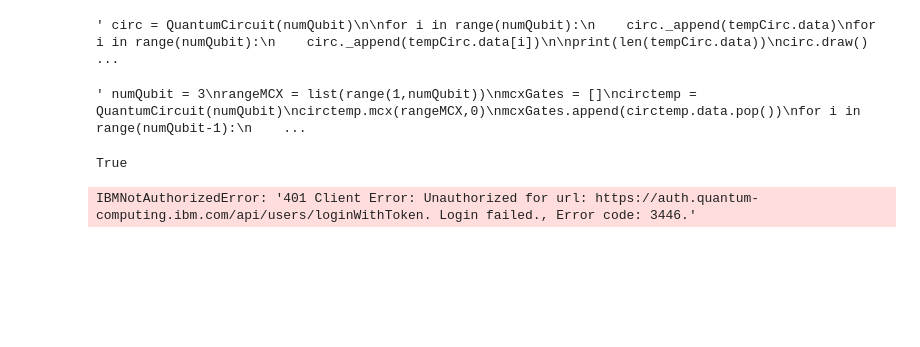
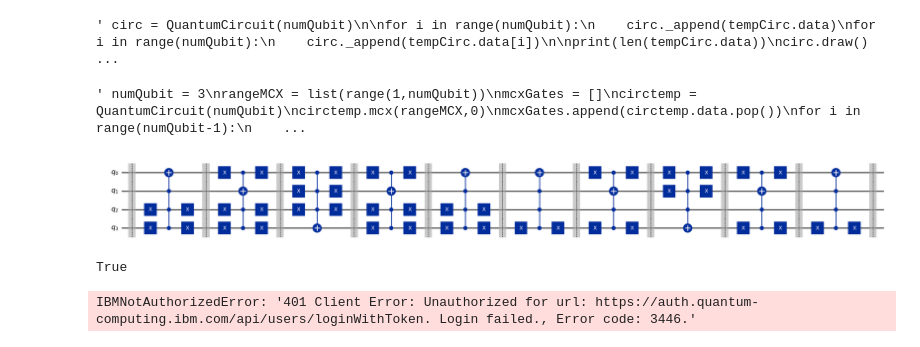
Before and after one commit to GiulianoWasHere/QuL, a Jupyter notebook: WorkSoFar.ipynb, the cells around one changed output. Saved outputs shown, nothing was run; the diff lists cells and outputs as text; code cells hidden in the pictures; blank space fills up the shorter version.

```diff
--- a/WorkSoFar.ipynb
+++ b/WorkSoFar.ipynb
@@ -126,10 +126,12 @@ circtemp.draw() """
 # %% [output]
 ' numQubit = 3\nrangeMCX = list(range(1,numQubit))\nmcxGates = []\ncirctemp = QuantumCircuit(numQubit)\ncirctemp.mcx(rangeMCX,0)\nmcxGates.append(circtemp.data.pop())\nfor i in range(numQubit-1):\n    ...
 # %%
-n = 3
+n = 4
 c = CoolingCircuit(n,MinimalWorkProtocolUnitary(n),barriers=True)
 #c = MinimalWorkProtocolCircuit(n,barriers=True)
 c.draw("mpl",fold=maxsize)
+# %% [output]
+[figure, added]
 # %%
 import sys
 
@@ -141,3 +143,17 @@ TestCircuit(c)
 
 sys.stdout = orig_stdout
 f.close()
+
+orig_stdout = sys.stdout
+f = open('unit.txt', 'w')
+sys.stdout = f
+
+TestUnitary(MinimalWorkProtocolUnitary(n))
+
+sys.stdout = orig_stdout
+f.close()
+
+import filecmp
+filecmp.cmp('circ.txt', 'unit.txt')
+# %% [output]
+True
@@ -153,8 +160,3 @@ f.close()
-# %%
-import filecmp
-filecmp.cmp('circ.txt', 'unit.txt')
-# %% [output]
-True
 # %%
 from qiskit_ibm_runtime import QiskitRuntimeService
 service = QiskitRuntimeService()
```
Also changed, not shown: parts of 1 cell of this notebook, 5 other files.
